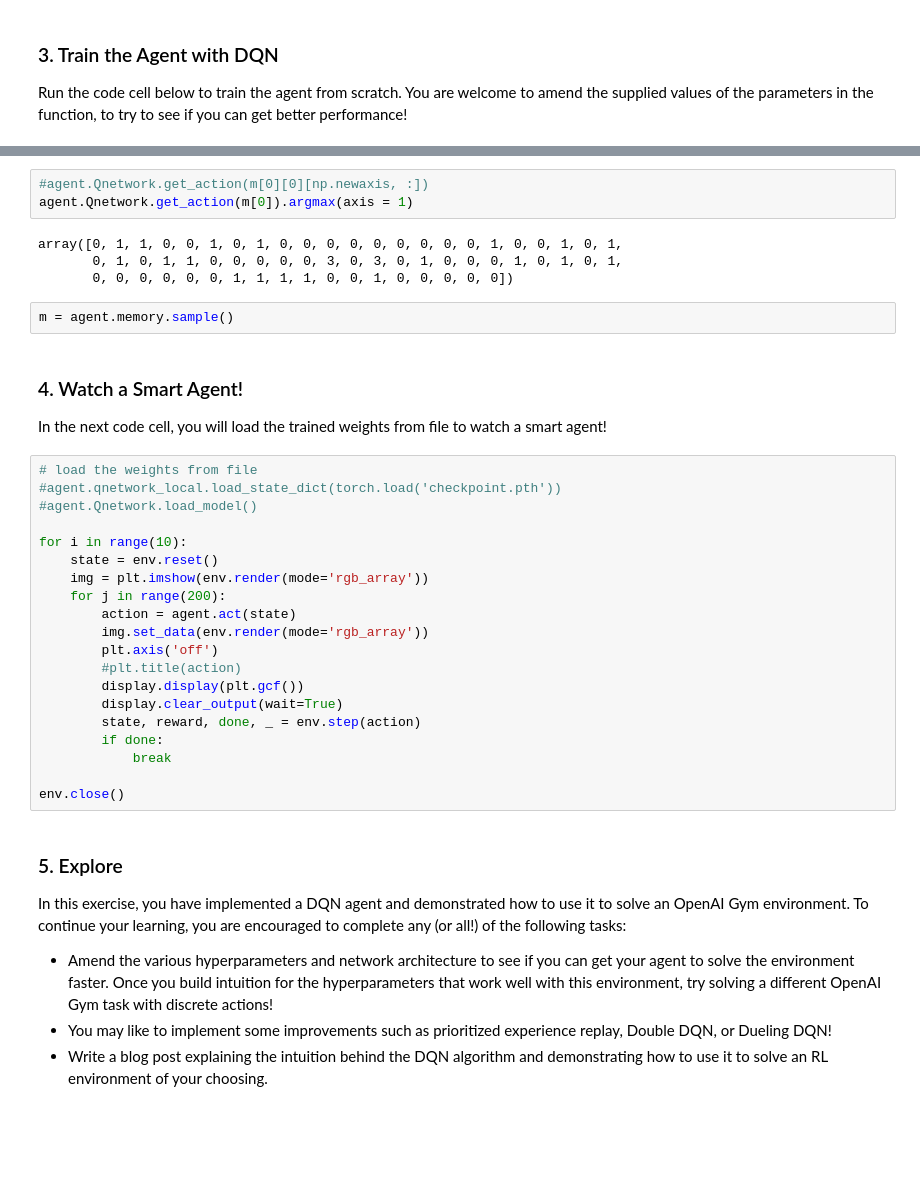
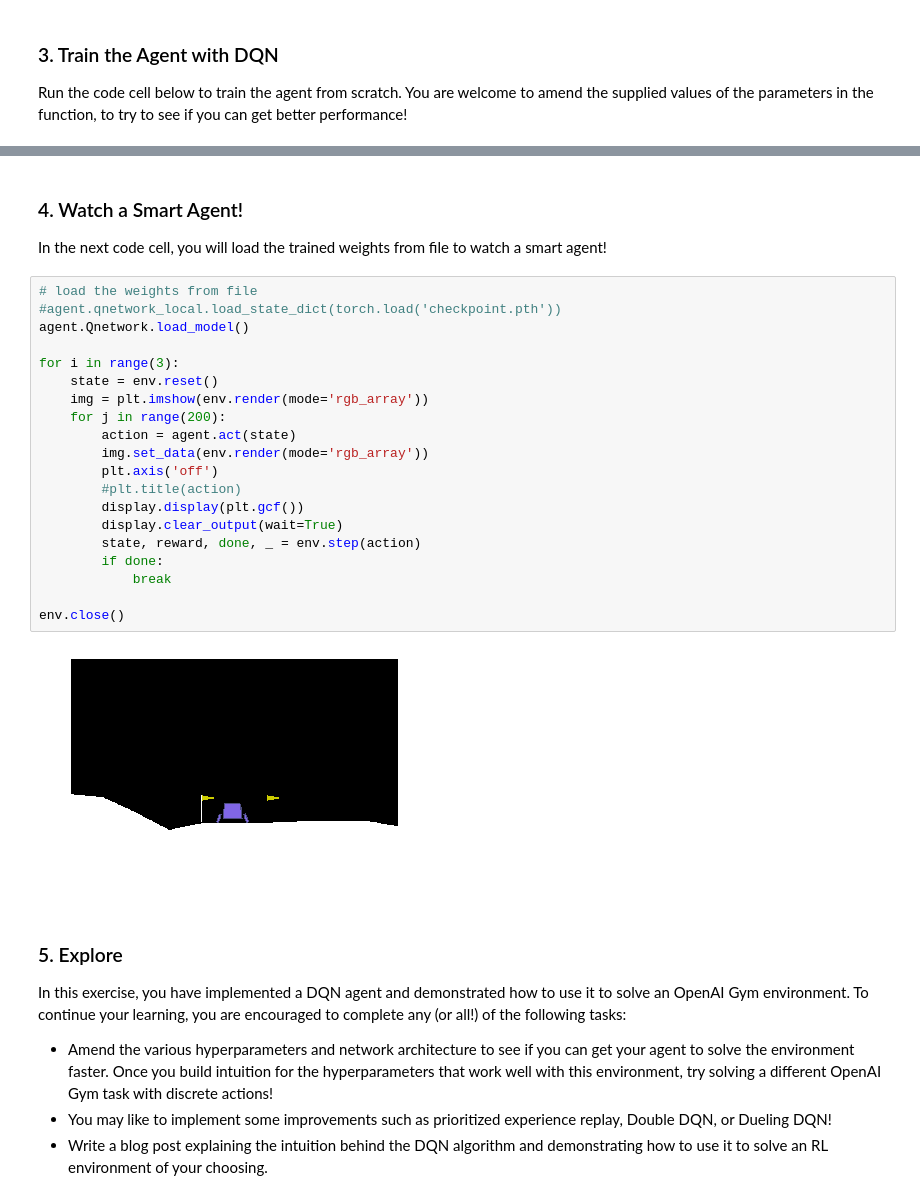
Before and after one commit to vashineyu/DRL_udacity, a Jupyter notebook: DQN_01/exercise/Deep_Q_Network.ipynb, the cells around one changed output, grey strips where cells are left out. Cells and saved outputs as stored; diff of their text form; blank space fills up the shorter version.

```diff
--- a/DQN_01/exercise/Deep_Q_Network.ipynb
+++ b/DQN_01/exercise/Deep_Q_Network.ipynb
@@ -153,12 +159,3 @@ Episode 2000    Average Score: -357.90
-# %%
-#agent.Qnetwork.get_action(m[0][0][np.newaxis, :])
-agent.Qnetwork.get_action(m[0]).argmax(axis = 1)
-# %% [output]
-array([0, 1, 1, 0, 0, 1, 0, 1, 0, 0, 0, 0, 0, 0, 0, 0, 0, 1, 0, 0, 1, 0, 1,
-       0, 1, 0, 1, 1, 0, 0, 0, 0, 0, 3, 0, 3, 0, 1, 0, 0, 0, 1, 0, 1, 0, 1,
-       0, 0, 0, 0, 0, 0, 1, 1, 1, 1, 0, 0, 1, 0, 0, 0, 0, 0])
-# %%
-m = agent.memory.sample()
 # %% [markdown]
 ### 4. Watch a Smart Agent!
 
@@ -166,23 +163,25 @@ In the next code cell, you will load the trained weights from file to watch a sm
 # %%
 # load the weights from file
 #agent.qnetwork_local.load_state_dict(torch.load('checkpoint.pth'))
-#agent.Qnetwork.load_model()
+agent.Qnetwork.load_model()
 
-for i in range(10):
+for i in range(3):
     state = env.reset()
     img = plt.imshow(env.render(mode='rgb_array'))
     for j in range(200):
         action = agent.act(state)
         img.set_data(env.render(mode='rgb_array'))
         plt.axis('off')
         #plt.title(action)
         display.display(plt.gcf())
         display.clear_output(wait=True)
         state, reward, done, _ = env.step(action)
         if done:
             break
 
 env.close()
+# %% [output]
+[figure, added]
 # %% [markdown]
 ### 5. Explore
 
```
Also changed, not shown: parts of 5 cells of this notebook, 7 other files.
